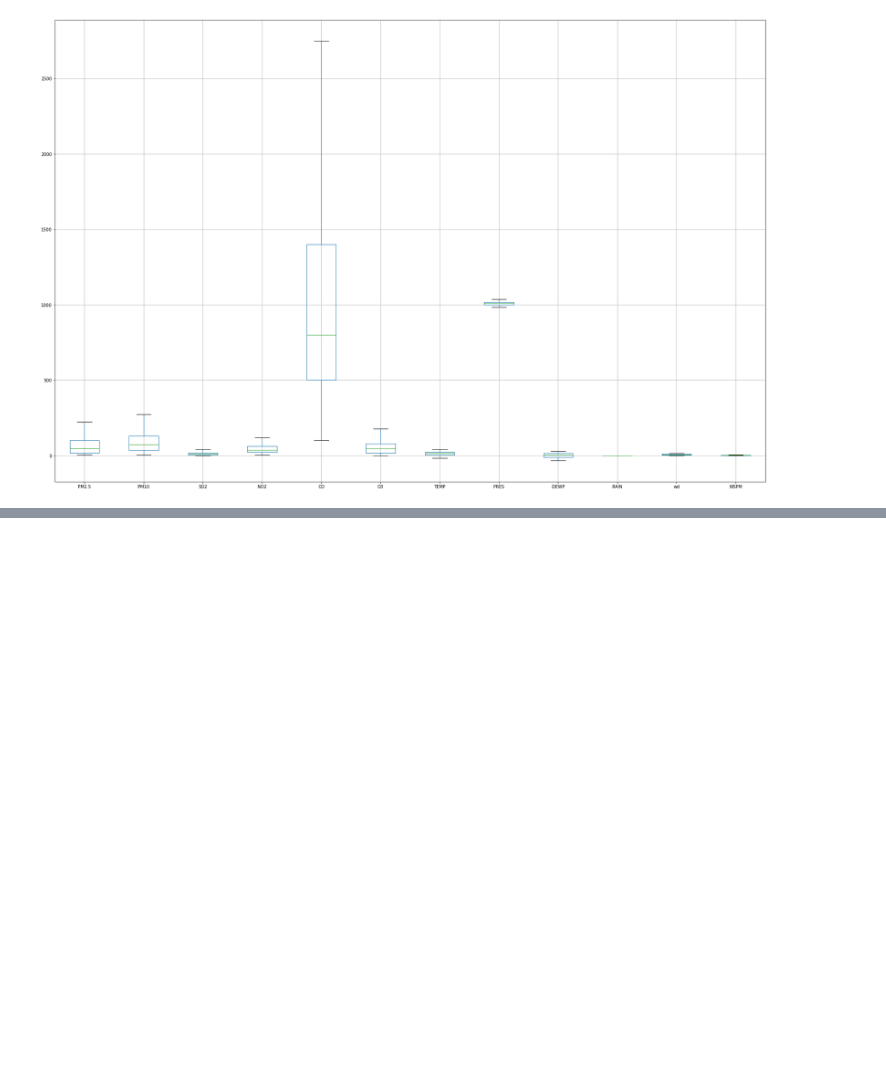
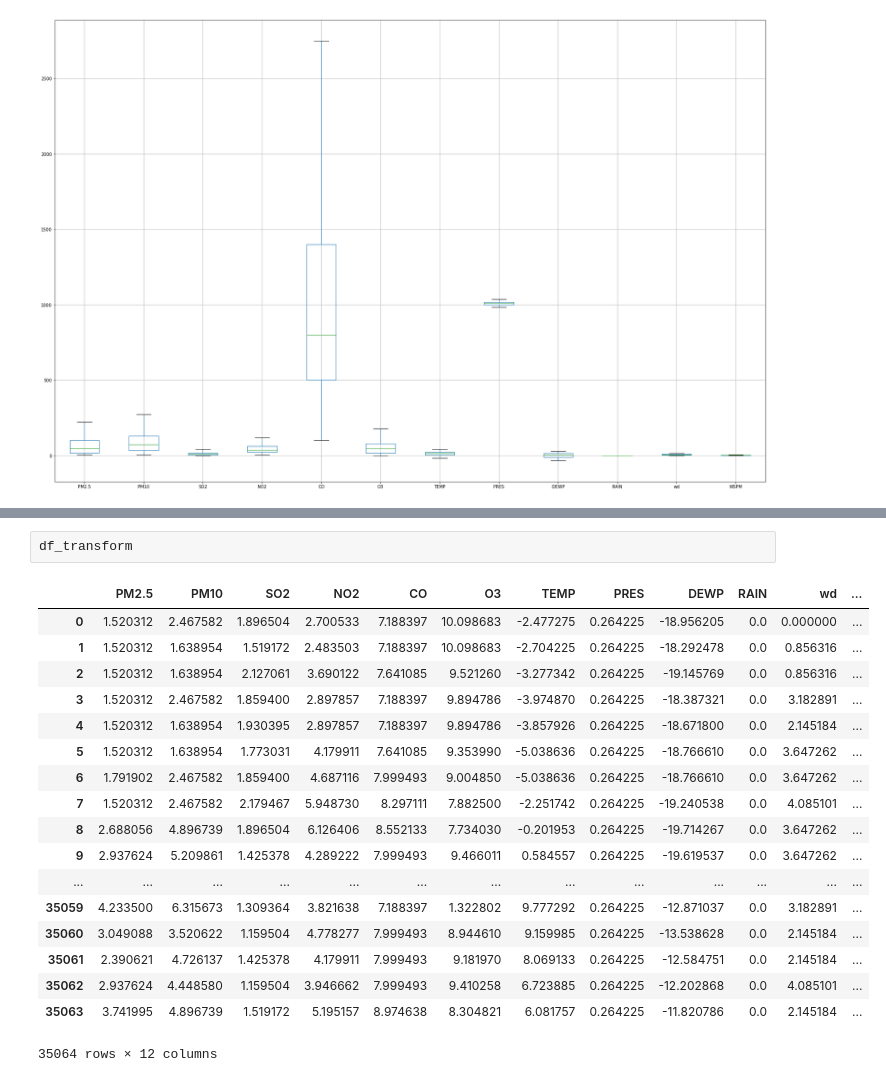
Before and after one commit to LahiRumesh/ML_Data_Pre-Process, a Jupyter notebook: data_pre_process.ipynb, the cells around one changed output, grey strips where cells are left out. Cells and saved outputs as stored; diff of their text form; blank space fills up the shorter version.

```diff
--- a/data_pre_process.ipynb
+++ b/data_pre_process.ipynb
@@ -146,0 +184,21 @@ filter_data.skew(axis = 0, skipna = True)
+# %%
+df_transform
+# %% [output]
+|  | PM2.5 | PM10 | SO2 | NO2 | CO | O3 | TEMP | PRES | DEWP | RAIN | wd | ... |
+| 0 | 1.520312 | 2.467582 | 1.896504 | 2.700533 | 7.188397 | 10.098683 | -2.477275 | 0.264225 | -18.956205 | 0.0 | 0.000000 | ... |
+| 1 | 1.520312 | 1.638954 | 1.519172 | 2.483503 | 7.188397 | 10.098683 | -2.704225 | 0.264225 | -18.292478 | 0.0 | 0.856316 | ... |
+| 2 | 1.520312 | 1.638954 | 2.127061 | 3.690122 | 7.641085 | 9.521260 | -3.277342 | 0.264225 | -19.145769 | 0.0 | 0.856316 | ... |
+| 3 | 1.520312 | 2.467582 | 1.859400 | 2.897857 | 7.188397 | 9.894786 | -3.974870 | 0.264225 | -18.387321 | 0.0 | 3.182891 | ... |
+| 4 | 1.520312 | 1.638954 | 1.930395 | 2.897857 | 7.188397 | 9.894786 | -3.857926 | 0.264225 | -18.671800 | 0.0 | 2.145184 | ... |
+| 5 | 1.520312 | 1.638954 | 1.773031 | 4.179911 | 7.641085 | 9.353990 | -5.038636 | 0.264225 | -18.766610 | 0.0 | 3.647262 | ... |
+| 6 | 1.791902 | 2.467582 | 1.859400 | 4.687116 | 7.999493 | 9.004850 | -5.038636 | 0.264225 | -18.766610 | 0.0 | 3.647262 | ... |
+| 7 | 1.520312 | 2.467582 | 2.179467 | 5.948730 | 8.297111 | 7.882500 | -2.251742 | 0.264225 | -19.240538 | 0.0 | 4.085101 | ... |
+| 8 | 2.688056 | 4.896739 | 1.896504 | 6.126406 | 8.552133 | 7.734030 | -0.201953 | 0.264225 | -19.714267 | 0.0 | 3.647262 | ... |
+| 9 | 2.937624 | 5.209861 | 1.425378 | 4.289222 | 7.999493 | 9.466011 | 0.584557 | 0.264225 | -19.619537 | 0.0 | 3.647262 | ... |
+| ... | ... | ... | ... | ... | ... | ... | ... | ... | ... | ... | ... | ... |
+| 35059 | 4.233500 | 6.315673 | 1.309364 | 3.821638 | 7.188397 | 1.322802 | 9.777292 | 0.264225 | -12.871037 | 0.0 | 3.182891 | ... |
+| 35060 | 3.049088 | 3.520622 | 1.159504 | 4.778277 | 7.999493 | 8.944610 | 9.159985 | 0.264225 | -13.538628 | 0.0 | 2.145184 | ... |
+| 35061 | 2.390621 | 4.726137 | 1.425378 | 4.179911 | 7.999493 | 9.181970 | 8.069133 | 0.264225 | -12.584751 | 0.0 | 2.145184 | ... |
+| 35062 | 2.937624 | 4.448580 | 1.159504 | 3.946662 | 7.999493 | 9.410258 | 6.723885 | 0.264225 | -12.202868 | 0.0 | 4.085101 | ... |
+| 35063 | 3.741995 | 4.896739 | 1.519172 | 5.195157 | 8.974638 | 8.304821 | 6.081757 | 0.264225 | -11.820786 | 0.0 | 2.145184 | ... |
+35064 rows × 12 columns
```
Also changed, not shown: parts of 3 cells of this notebook.
